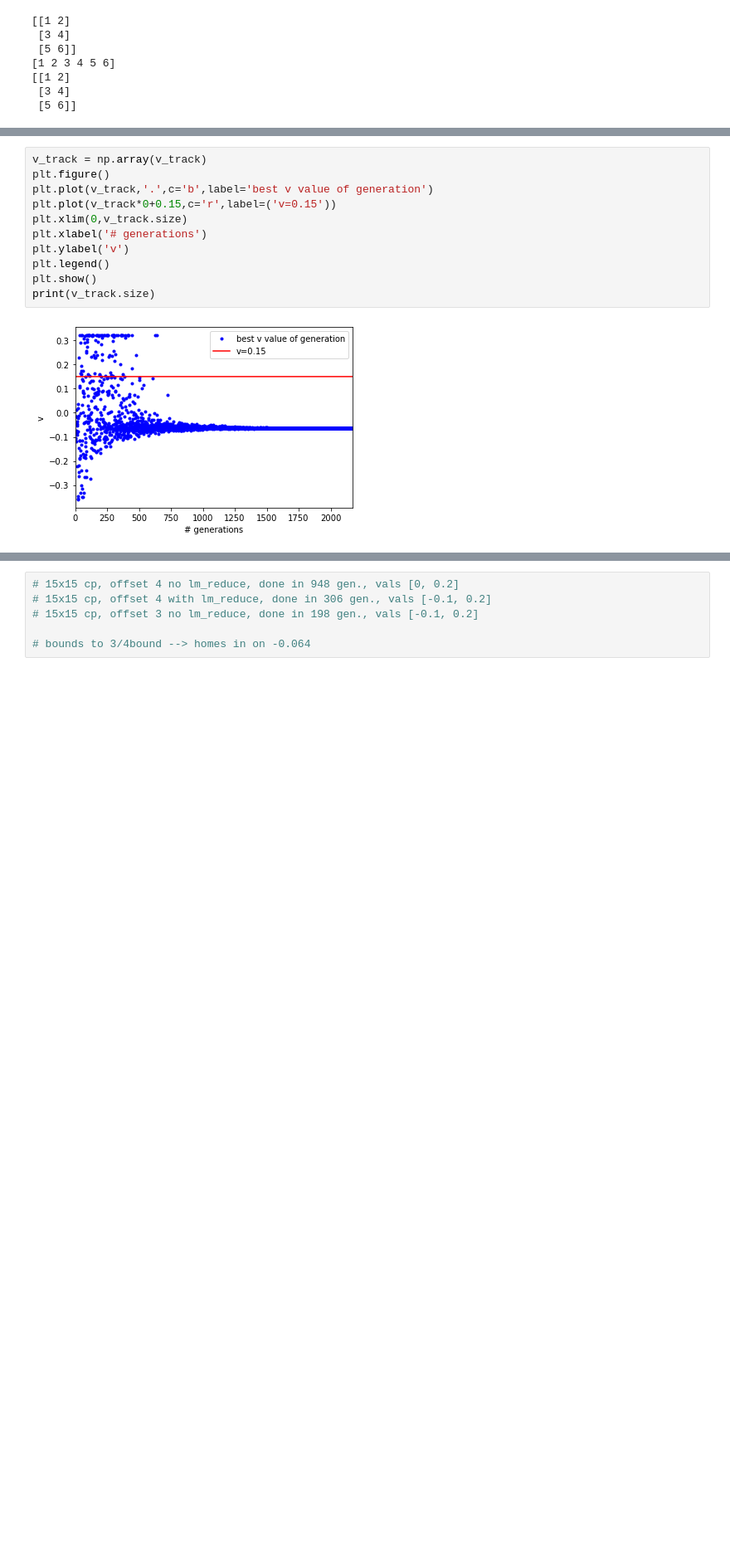
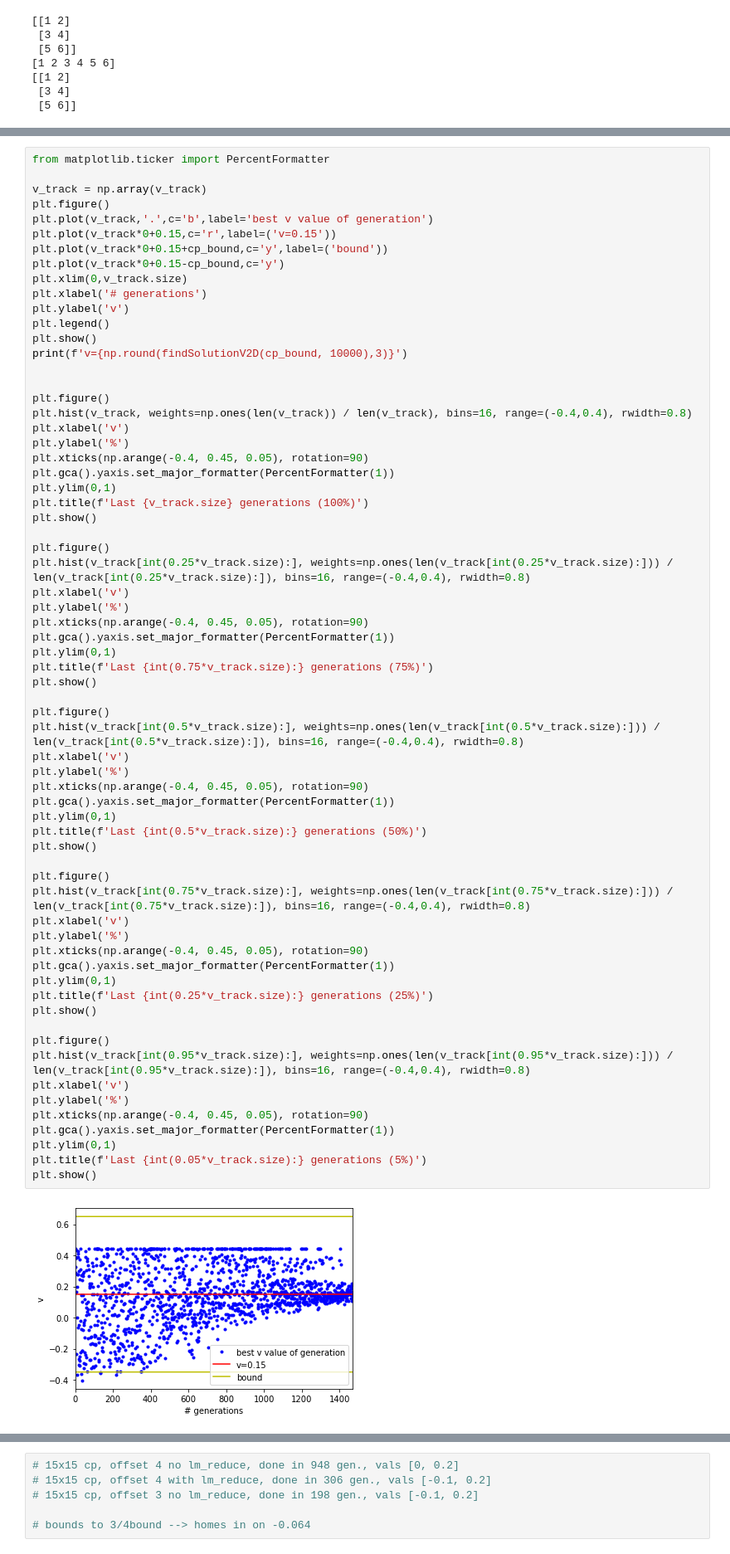
Before and after one commit to StijnCool/nast-thesis, a Jupyter notebook: General method GA - Mutation amount based on score.ipynb, the cells around one changed output, grey strips where cells are left out. Shown: that part at 83% size. Drawn from its saved outputs; the diff is of its cells as text; blank space fills up the shorter version.

```diff
--- a/General method GA - Mutation amount based on score.ipynb
+++ b/General method GA - Mutation amount based on score.ipynb
@@ -424,14 +450,69 @@ v=-0.064
 KeyboardInterrupt:
 # %%
+from matplotlib.ticker import PercentFormatter
+
 v_track = np.array(v_track)
 plt.figure()
 plt.plot(v_track,'.',c='b',label='best v value of generation')
 plt.plot(v_track*0+0.15,c='r',label=('v=0.15'))
+plt.plot(v_track*0+0.15+cp_bound,c='y',label=('bound'))
+plt.plot(v_track*0+0.15-cp_bound,c='y')
 plt.xlim(0,v_track.size)
 plt.xlabel('# generations')
 plt.ylabel('v')
 plt.legend()
 plt.show()
-print(v_track.size)
+print(f'v={np.round(findSolutionV2D(cp_bound, 10000),3)}')
+
+
+plt.figure()
+plt.hist(v_track, weights=np.ones(len(v_track)) / len(v_track), bins=16, range=(-0.4,0.4), rwidth=0.8)
+plt.xlabel('v')
+plt.ylabel('%')
+plt.xticks(np.arange(-0.4, 0.45, 0.05), rotation=90)
+plt.gca().yaxis.set_major_formatter(PercentFormatter(1))
+plt.ylim(0,1)
+plt.title(f'Last {v_track.size} generations (100%)')
+plt.show()
+
+plt.figure()
+plt.hist(v_track[int(0.25*v_track.size):], weights=np.ones(len(v_track[int(0.25*v_track.size):])) / len(v_track[int(0.25*v_track.size):]), bins=16, range=(-0.4,0.4), rwidth=0.8)
+plt.xlabel('v')
+plt.ylabel('%')
+plt.xticks(np.arange(-0.4, 0.45, 0.05), rotation=90)
+plt.gca().yaxis.set_major_formatter(PercentFormatter(1))
+plt.ylim(0,1)
+plt.title(f'Last {int(0.75*v_track.size):} generations (75%)')
+plt.show()
+
+plt.figure()
+plt.hist(v_track[int(0.5*v_track.size):], weights=np.ones(len(v_track[int(0.5*v_track.size):])) / len(v_track[int(0.5*v_track.size):]), bins=16, range=(-0.4,0.4), rwidth=0.8)
+plt.xlabel('v')
+plt.ylabel('%')
+plt.xticks(np.arange(-0.4, 0.45, 0.05), rotation=90)
+plt.gca().yaxis.set_major_formatter(PercentFormatter(1))
+plt.ylim(0,1)
+plt.title(f'Last {int(0.5*v_track.size):} generations (50%)')
+plt.show()
+
+plt.figure()
+plt.hist(v_track[int(0.75*v_track.size):], weights=np.ones(len(v_track[int(0.75*v_track.size):])) / len(v_track[int(0.75*v_track.size):]), bins=16, range=(-0.4,0.4), rwidth=0.8)
+plt.xlabel('v')
+plt.ylabel('%')
+plt.xticks(np.arange(-0.4, 0.45, 0.05), rotation=90)
+plt.gca().yaxis.set_major_formatter(PercentFormatter(1))
+plt.ylim(0,1)
+plt.title(f'Last {int(0.25*v_track.size):} generations (25%)')
+plt.show()
+
+plt.figure()
+plt.hist(v_track[int(0.95*v_track.size):], weights=np.ones(len(v_track[int(0.95*v_track.size):])) / len(v_track[int(0.95*v_track.size):]), bins=16, range=(-0.4,0.4), rwidth=0.8)
+plt.xlabel('v')
+plt.ylabel('%')
+plt.xticks(np.arange(-0.4, 0.45, 0.05), rotation=90)
+plt.gca().yaxis.set_major_formatter(PercentFormatter(1))
+plt.ylim(0,1)
+plt.title(f'Last {int(0.05*v_track.size):} generations (5%)')
+plt.show()
 # %% [output]
-[figure, old version]
+[figure, new version]
```
Also changed, not shown: parts of 2 cells of this notebook.
